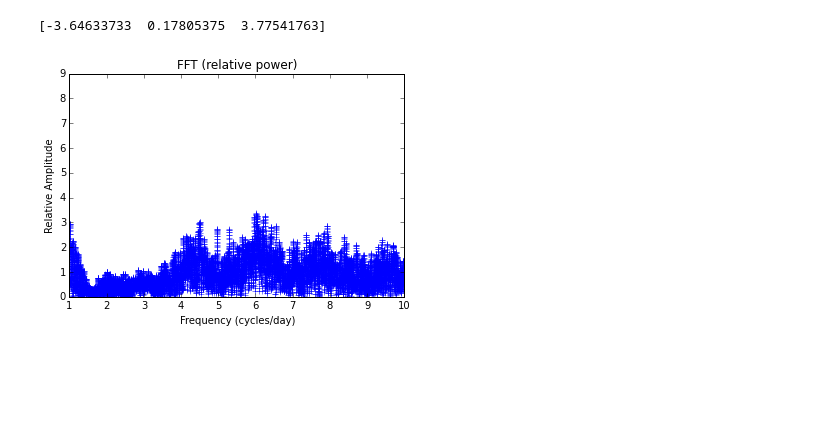
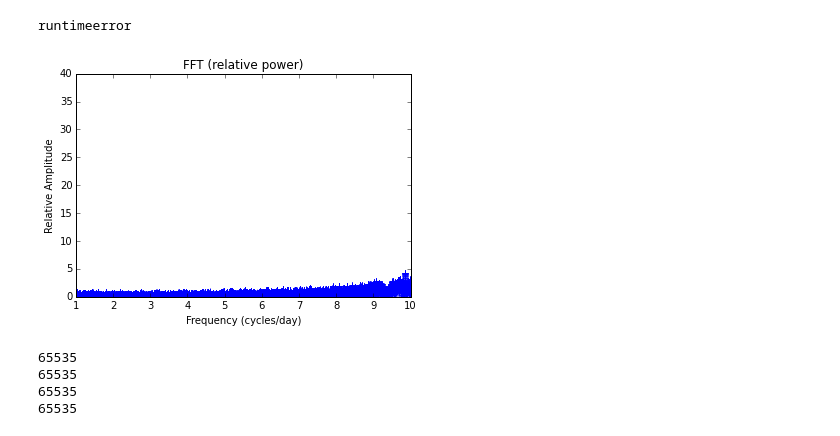
Before and after one commit to dianadianadiana/FFT, a Jupyter notebook: Data/fft.ipynb, the cells around one changed output. Saved outputs shown, nothing was run; the diff lists cells and outputs as text; code cells hidden in the pictures; blank space fills up the shorter version.

```diff
--- a/Data/fft.ipynb
+++ b/Data/fft.ipynb
@@ -141,7 +162,7 @@ exp = np.round(N_log)
 if exp < N_log:
     exp += 1 #compensate for if N_log was rounded down
 
-extra_fact = 3
+extra_fact = 5
 newN = 2**(exp + extra_fact)
 
 n = newN/N
@@ -218,10 +238,9 @@ def constraint_index_finder(constraint, x, y, poly = 0, loops = 10):
     # val_indexes: stores all the indexes in y that have
     # a power value greater constraint * value of best line fit
     val_indexes= np.empty(0)
-    j = 0
-    while j < loops:
+    for count in np.arange(loops):
         z = np.polyfit(x, y, poly)
-        if j > 0 and z[0] == val:
+        if count > 0 and z[0] == val:
             break # to leave the loop early if the same value is brought up
         val = z[0]
         i = 0
@@ -229,7 +248,6 @@ def constraint_index_finder(constraint, x, y, poly = 0, loops = 10):
             if y[i] >= constraint * val:
                 val_indexes = np.append(val_indexes, i)
             i += 1
-        j += 1
     return val_indexes.astype(int)
 # %%
 def poly_maker(x, y, func, poly = 1):
@@ -242,19 +260,3 @@ def poly_maker(x, y, func, poly = 1):
         znew = znew + z[i]*func**(poly-i)
         i += 1
     return znew
-# %%
-# z = poly_maker(freq, power, freq, poly =4)
-def func(x, a, c, d):
-    return a*np.exp(-c*(x))+d
-
-popt, pcov = curve_fit(func, freq*constant, power)
-z=func(freq*constant,*popt)
-print(popt)
-
-plt.plot(freq*constant, power, 'b')
-plt.plot(freq*constant,z, 'g', linewidth =3.0)
-
-plt.title("FFT fit")
-plt.xlabel("Frequency (cycles/day)")
-plt.ylabel("Amplitude")
-plt.show()
@@ -293,22 +364,44 @@ plt.show()
 # %%
 # Relative power
-# z2 = poly_maker(freq_fit, power_fit, freq)
 
-popt, pcov = curve_fit(func, freq_fit*constant, power_fit)
-z2=func(freq*constant,*popt)
-print(popt)
+try:
+    p2 = parameter_finder(freq_fit*constant, power_fit)
+    popt2, pcov = curve_fit(exp_decay, freq_fit*constant, power_fit, p2)
+except RuntimeError:
+    print("runtimeerror")
+    z2 = poly_maker(freq_fit, power_fit, freq)
+    if np.amin(z2)<0:
+        z2 = np.zeros(points)
+        z2[:]=1
+else:
+    z2=exp_decay(freq*constant,*popt2)
+    if np.amin(z2)<0:
+        z2 = poly_maker(freq_fit, power_fit, freq)
+        if np.amin(z)<0:
+            z2 = np.zeros(points)
+            z2[:]=1
 
 power_rel = pre_power_rel/z2
 
 plt.plot(freq*constant, power_rel, 'b+')
 plt.title("FFT (relative power)")
 plt.xlabel("Frequency (cycles/day)")
 plt.ylabel("Relative Amplitude")
 plt.xlim([1,10])
 plt.show()
 # %% [output]
-[-3.64633733  0.17805375  3.77541763]
+runtimeerror
-[figure, old version]
+[figure, new version]
+# %%
+print(len(power_rel))
+print(len(pre_power_rel))
+print(len(z2))
+print(points)
+# %% [output]
+65535
+65535
+65535
+65535
 # %%
 peak_constraint, harmonics_constraint = 4.0,3.0
 val_indexes = constraint_index_finder(peak_constraint, freq, power_rel) #peaks
```
Also changed, not shown: parts of 22 cells of this notebook.
